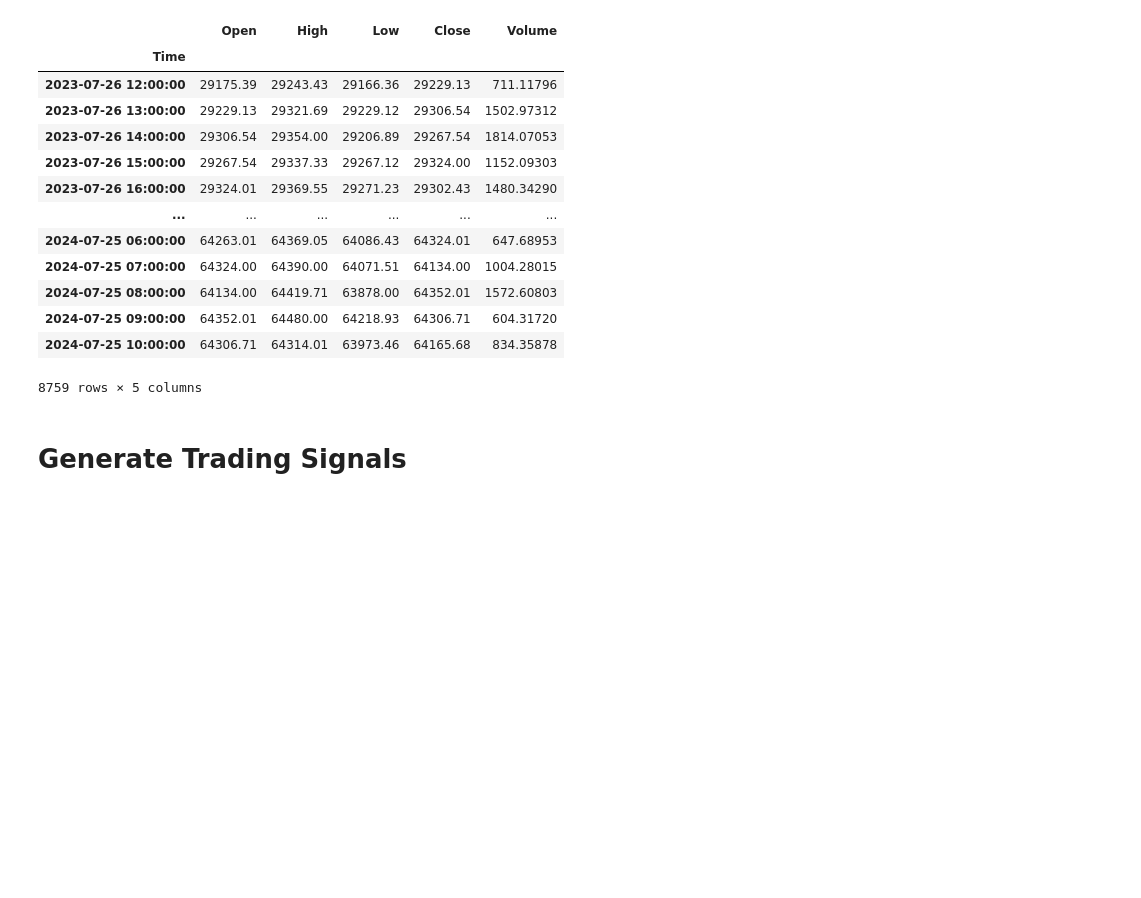
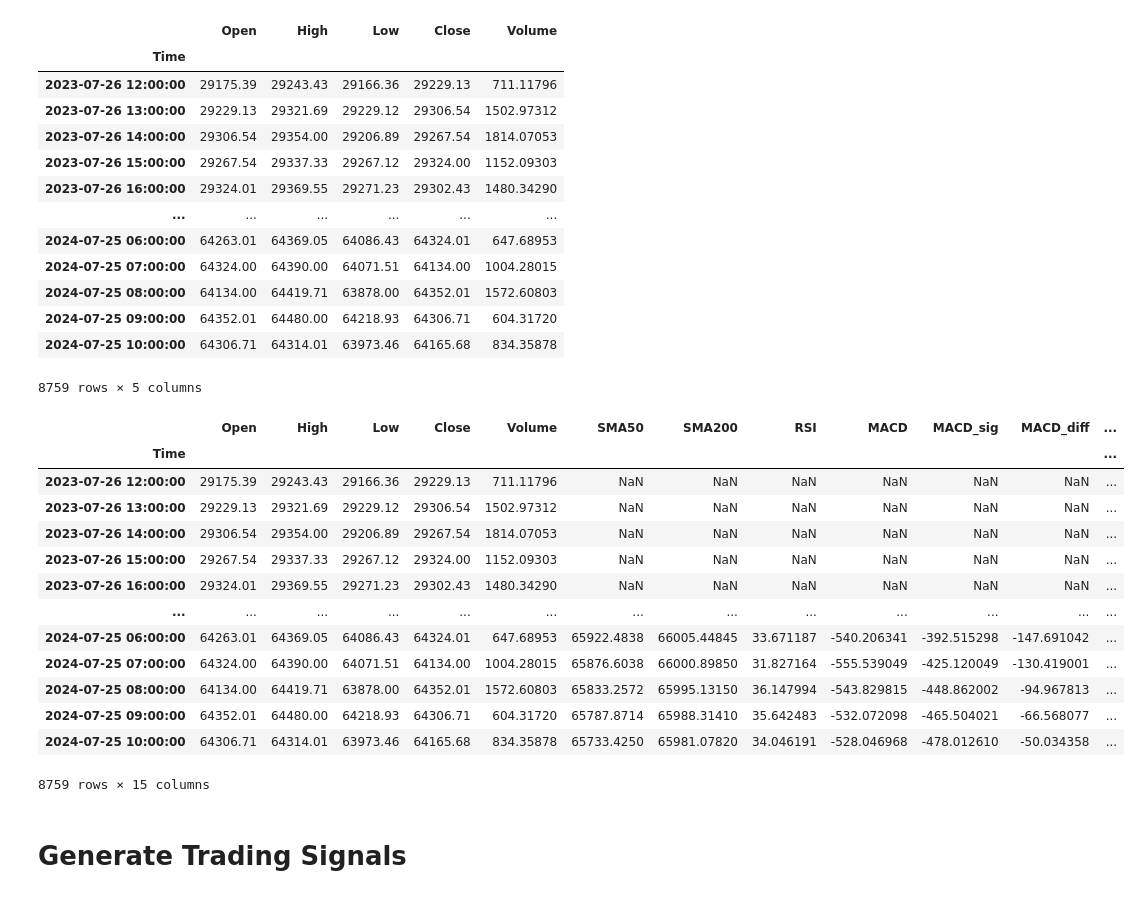
Before and after one commit to nolanspecter/binance_trading_bot, a Jupyter notebook: bot.ipynb, the cells around one changed output. Cells and saved outputs as stored; diff of their text form; code cells hidden in the pictures; blank space fills up the shorter version.

```diff
--- a/bot.ipynb
+++ b/bot.ipynb
@@ -77,6 +62,23 @@ def get_ta(df):
     return df
 # %%
 df = get_ta(df)
+# %%
+df
+# %% [output]
+|  | Open | High | Low | Close | Volume | SMA50 | SMA200 | RSI | MACD | MACD_sig | MACD_diff | ... |
+| Time |  |  |  |  |  |  |  |  |  |  |  | ... |
+| 2023-07-26 12:00:00 | 29175.39 | 29243.43 | 29166.36 | 29229.13 | 711.11796 | NaN | NaN | NaN | NaN | NaN | NaN | ... |
+| 2023-07-26 13:00:00 | 29229.13 | 29321.69 | 29229.12 | 29306.54 | 1502.97312 | NaN | NaN | NaN | NaN | NaN | NaN | ... |
+| 2023-07-26 14:00:00 | 29306.54 | 29354.00 | 29206.89 | 29267.54 | 1814.07053 | NaN | NaN | NaN | NaN | NaN | NaN | ... |
+| 2023-07-26 15:00:00 | 29267.54 | 29337.33 | 29267.12 | 29324.00 | 1152.09303 | NaN | NaN | NaN | NaN | NaN | NaN | ... |
+| 2023-07-26 16:00:00 | 29324.01 | 29369.55 | 29271.23 | 29302.43 | 1480.34290 | NaN | NaN | NaN | NaN | NaN | NaN | ... |
+| ... | ... | ... | ... | ... | ... | ... | ... | ... | ... | ... | ... | ... |
+| 2024-07-25 06:00:00 | 64263.01 | 64369.05 | 64086.43 | 64324.01 | 647.68953 | 65922.4838 | 66005.44845 | 33.671187 | -540.206341 | -392.515298 | -147.691042 | ... |
+| 2024-07-25 07:00:00 | 64324.00 | 64390.00 | 64071.51 | 64134.00 | 1004.28015 | 65876.6038 | 66000.89850 | 31.827164 | -555.539049 | -425.120049 | -130.419001 | ... |
+| 2024-07-25 08:00:00 | 64134.00 | 64419.71 | 63878.00 | 64352.01 | 1572.60803 | 65833.2572 | 65995.13150 | 36.147994 | -543.829815 | -448.862002 | -94.967813 | ... |
+| 2024-07-25 09:00:00 | 64352.01 | 64480.00 | 64218.93 | 64306.71 | 604.31720 | 65787.8714 | 65988.31410 | 35.642483 | -532.072098 | -465.504021 | -66.568077 | ... |
+| 2024-07-25 10:00:00 | 64306.71 | 64314.01 | 63973.46 | 64165.68 | 834.35878 | 65733.4250 | 65981.07820 | 34.046191 | -528.046968 | -478.012610 | -50.034358 | ... |
+8759 rows × 15 columns
 # %% [markdown]
 # Generate Trading Signals
 # %% [markdown]
```
Also changed, not shown: parts of 11 cells of this notebook.
